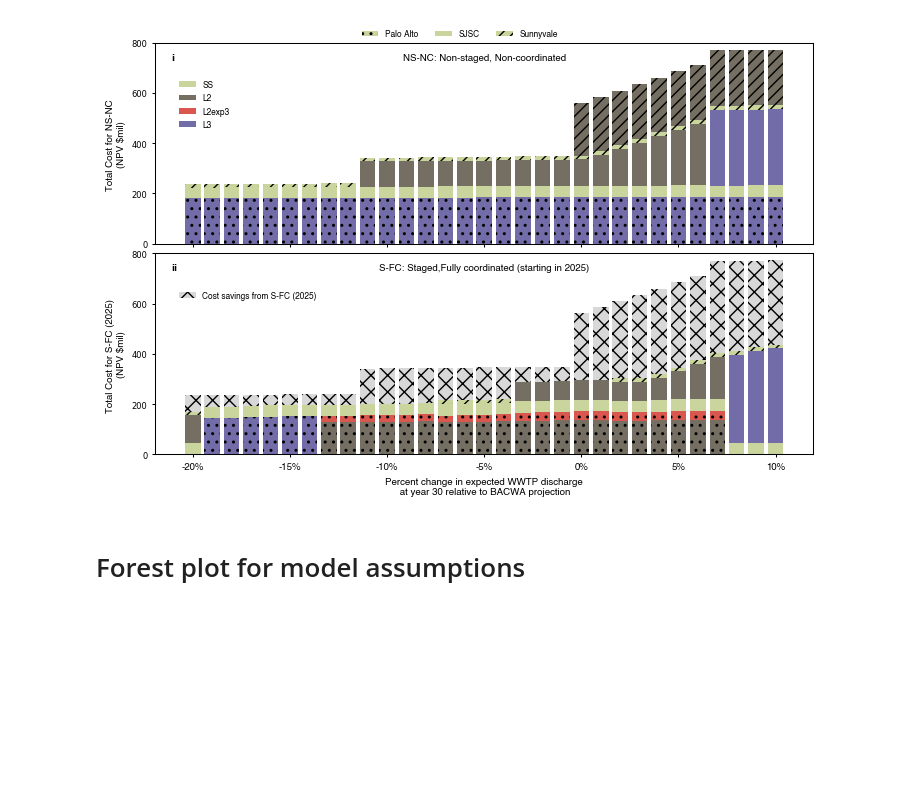
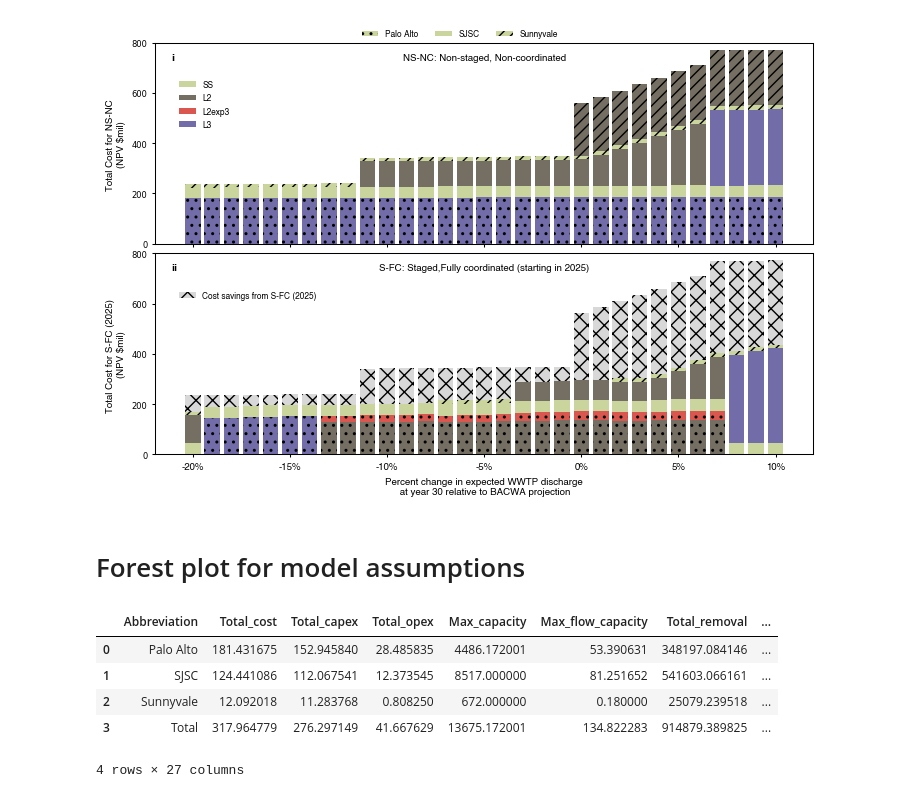
Before and after one commit to we3lab/Cap_Expansion_Model_SFBay, a Jupyter notebook: Jupyter_Scripts_for_Figures/Fig_4_Sensitivity.ipynb, the cells around one changed output. Saved outputs shown, nothing was run; the diff lists cells and outputs as text; code cells hidden in the pictures; blank space fills up the shorter version.

```diff
--- a/Jupyter_Scripts_for_Figures/Fig_4_Sensitivity.ipynb
+++ b/Jupyter_Scripts_for_Figures/Fig_4_Sensitivity.ipynb
@@ -383,6 +383,16 @@ fig.savefig(file + "/SI/S8.svg", format="svg", bbox_inches='tight', dpi=300)
 [figure]
 # %% [markdown]
 # Forest plot for model assumptions
+# %%
+df_base['SFC']
+dfs_TR_3['SFC']
+# %% [output]
+|  | Abbreviation | Total_cost | Total_capex | Total_opex | Max_capacity | Max_flow_capacity | Total_removal | ... |
+| 0 | Palo Alto | 181.431675 | 152.945840 | 28.485835 | 4486.172001 | 53.390631 | 348197.084146 | ... |
+| 1 | SJSC | 124.441086 | 112.067541 | 12.373545 | 8517.000000 | 81.251652 | 541603.066161 | ... |
+| 2 | Sunnyvale | 12.092018 | 11.283768 | 0.808250 | 672.000000 | 0.180000 | 25079.239518 | ... |
+| 3 | Total | 317.964779 | 276.297149 | 41.667629 | 13675.172001 | 134.822283 | 914879.389825 | ... |
+4 rows × 27 columns
 # %%
 path_TR_S= '../Results/Sensitivity_all_coordination_S_TR/'
 path_TR_NS = '../Results/Sensitivity_all_coordination_NS_TR/'
```
Also changed, not shown: parts of 5 cells of this notebook, 1 other file.
